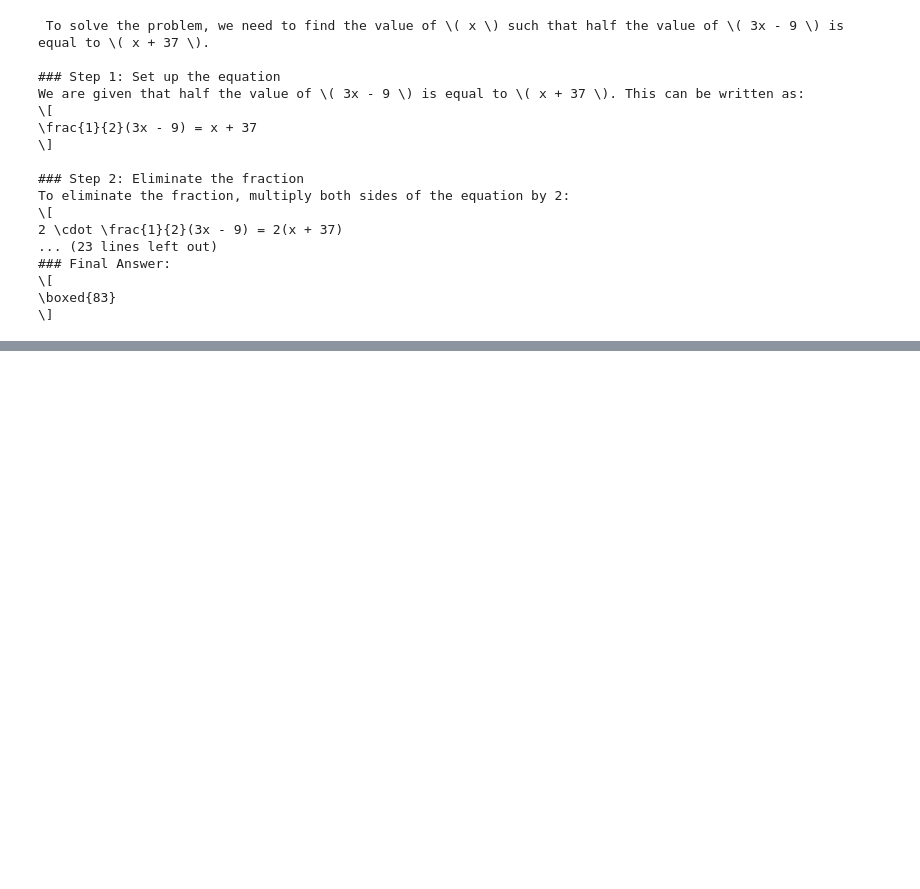
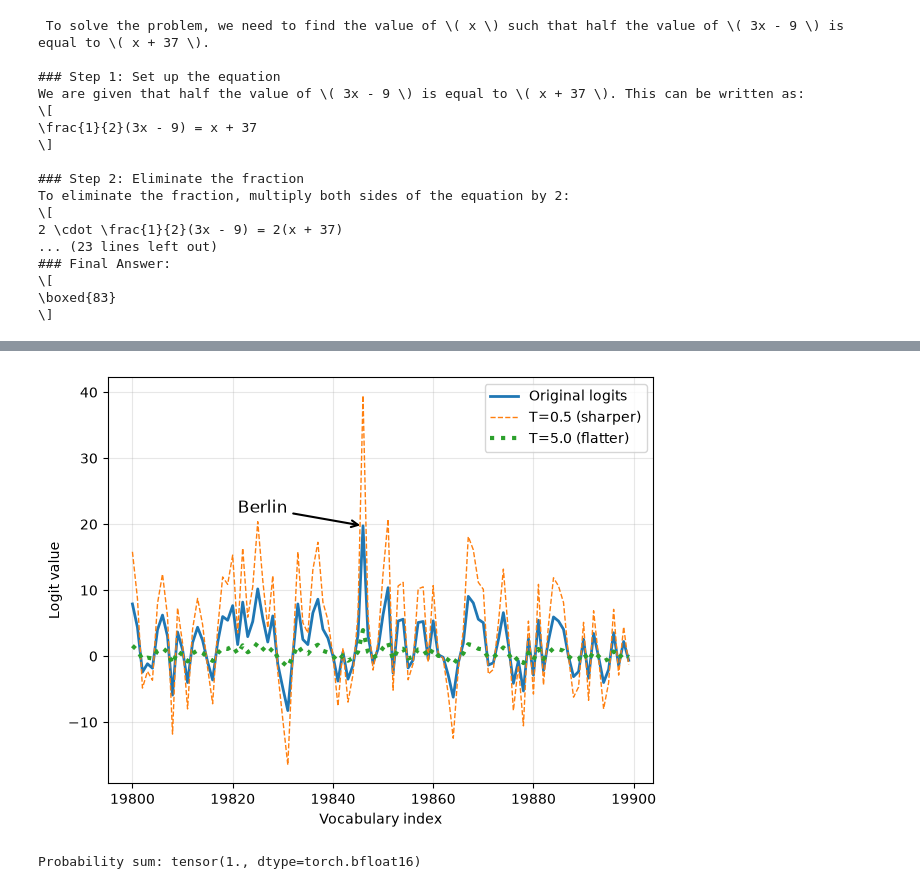
Before and after one commit to pwiszniewski/reasoning-from-scratch, a Jupyter notebook: my_code/ch04.ipynb, the cells around one changed output, grey strips where cells are left out. Cells and saved outputs as stored; diff of their text form; code cells hidden in the pictures; blank space fills up the shorter version.

```diff
--- a/my_code/ch04.ipynb
+++ b/my_code/ch04.ipynb
@@ -110,0 +175,50 @@ To eliminate the fraction, multiply both sides of the equation by 2:
+# %%
+def scale_logits_by_temperature(logits, temperature):
+    if temperature <= 0:
+        raise ValueError("Temperature must be positive")
+    return logits / temperature
+# %%
+def plot_logits_with_temperature(
+    next_token_logits, start=19_800, end=19_900,
+    temps=(0.5, 5.0),
+):
+    x = torch.arange(start, end)
+    logits_orig = next_token_logits[0, start:end].float().cpu()
+
+    logits_scaled = [
+        scale_logits_by_temperature(logits_orig, T) for T in temps
+    ]
+
+    plt.plot(x, logits_orig, label="Original logits", lw=2)
+    plt.plot(
+        x, logits_scaled[0],
+        label=f"T={temps[0]} (sharper)", ls="--", lw=1
+    )
+    plt.plot(
+        x, logits_scaled[1],
+        label=f"T={temps[1]} (flatter)", ls=":", lw=3
+    )
+
+    # Highlight max logit
+    max_idx = torch.argmax(logits_orig)
+    plt.annotate(
+        "Berlin",
+        xy=(x[max_idx], logits_orig[max_idx]),
+        xytext=(x[max_idx] - 25, logits_orig[max_idx] + 2),
+        arrowprops={"facecolor": "black", "arrowstyle": "->", "lw": 1.5},
+        fontsize=12,
+    )
+
+    plt.xlabel("Vocabulary index")
+    plt.ylabel("Logit value")
+    plt.legend()
+    plt.grid(alpha=0.3)
+    plt.tight_layout()
+    plt.show()
+
+plot_logits_with_temperature(
+    next_token_logits,
+    temps=(0.5, 5.0)
+)
+# %% [output]
+[figure, added]
@@ -110,0 +231,4 @@ To eliminate the fraction, multiply both sides of the equation by 2:
+# %%
+print("Probability sum:", torch.sum(next_token_probas))
+# %% [output]
+Probability sum: tensor(1., dtype=torch.bfloat16)
```
Also changed, not shown: parts of 14 cells of this notebook.
